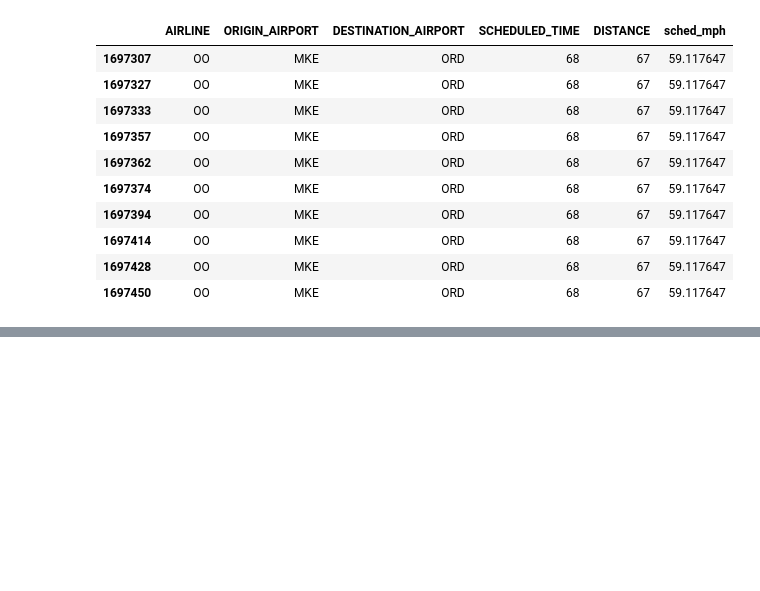
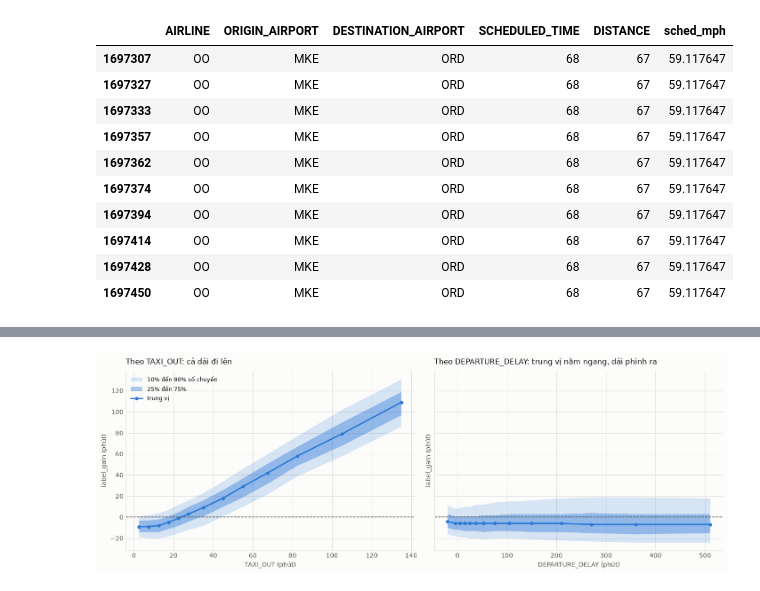
Before and after one commit to YN2TB/Supervised_learning_pipeline_spark, a Jupyter notebook: notebooks/feature_distributions.ipynb, the cells around one changed output, grey strips where cells are left out. Cells and saved outputs as stored; diff of their text form; code cells hidden in the pictures; blank space fills up the shorter version.

```diff
--- a/notebooks/feature_distributions.ipynb
+++ b/notebooks/feature_distributions.ipynb
@@ -275,0 +288,25 @@ label_gain < -60: 278   < -120: 1   > 180: 36
+# %%
+def fan(ax, x, y, edges, xlabel, title, min_n=300):
+    b = pd.cut(x, edges)
+    g = y.groupby(b, observed=True)
+    q = g.quantile([0.1, 0.25, 0.5, 0.75, 0.9]).unstack()
+    n = g.size()
+    q = q[n >= min_n]
+    mids = [(iv.left + iv.right) / 2 for iv in q.index]
+    ax.fill_between(mids, q[0.1], q[0.9], color=BLUE, alpha=0.18, linewidth=0, label="10% đến 90% số chuyến")
+    ax.fill_between(mids, q[0.25], q[0.75], color=BLUE, alpha=0.40, linewidth=0, label="25% đến 75%")
+    ax.plot(mids, q[0.5], color=BLUE, linewidth=2, marker="o", markersize=4, label="trung vị")
+    ax.axhline(0, color=INK_2, linewidth=1, linestyle="--")
+    _style(ax, xlabel, "label_gain (phút)", title)
+
+fig, axes = plt.subplots(1, 2, figsize=(13, 4.6), sharey=True)
+fan(axes[0], d["TAXI_OUT"], d["label_gain"],
+    [0, 5, 10, 15, 20, 25, 30, 40, 50, 60, 75, 90, 120, 150, 180],
+    "TAXI_OUT (phút)", "Theo TAXI_OUT: cả dải đi lên")
+fan(axes[1], d["DEPARTURE_DELAY"], d["label_gain"],
+    [-30, -10, 0, 10, 20, 30, 45, 60, 90, 120, 180, 240, 300, 420, 600],
+    "DEPARTURE_DELAY (phút)", "Theo DEPARTURE_DELAY: trung vị nằm ngang, dải phình ra")
+axes[0].legend(frameon=False, fontsize=8.5, loc="upper left")
+fig.tight_layout(); plt.show()
+# %% [output]
+[figure, added]
```
Also changed, not shown: parts of 3 cells of this notebook, 3 other files.
